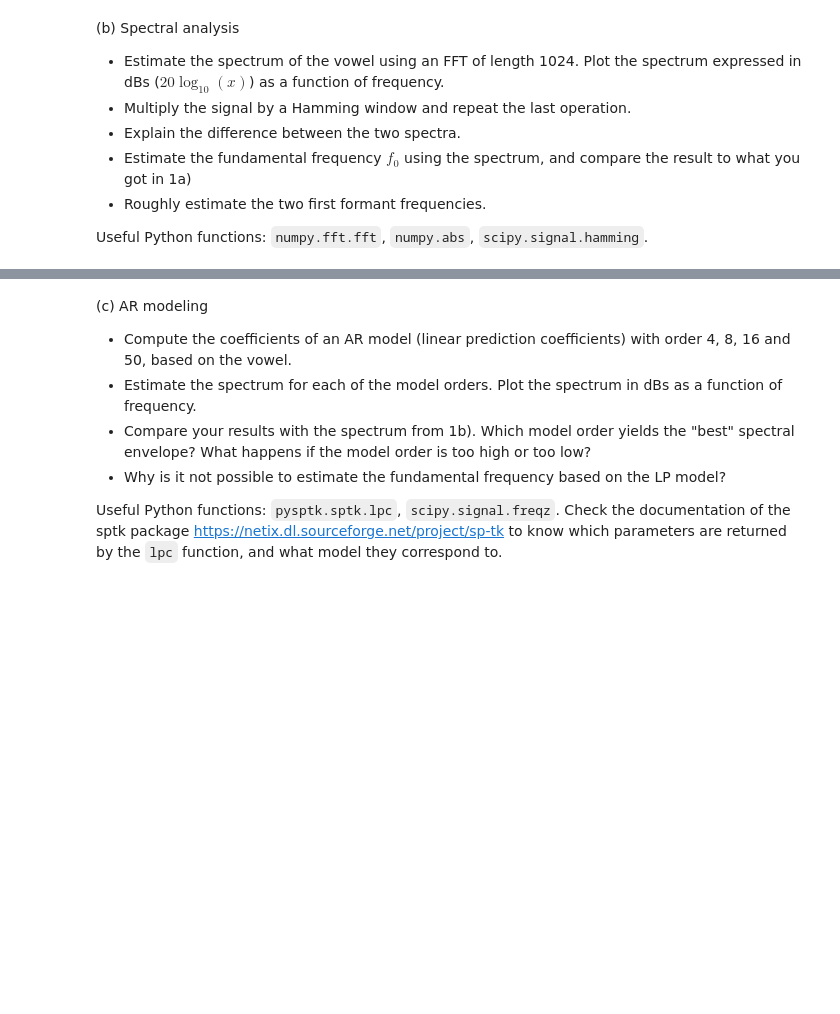
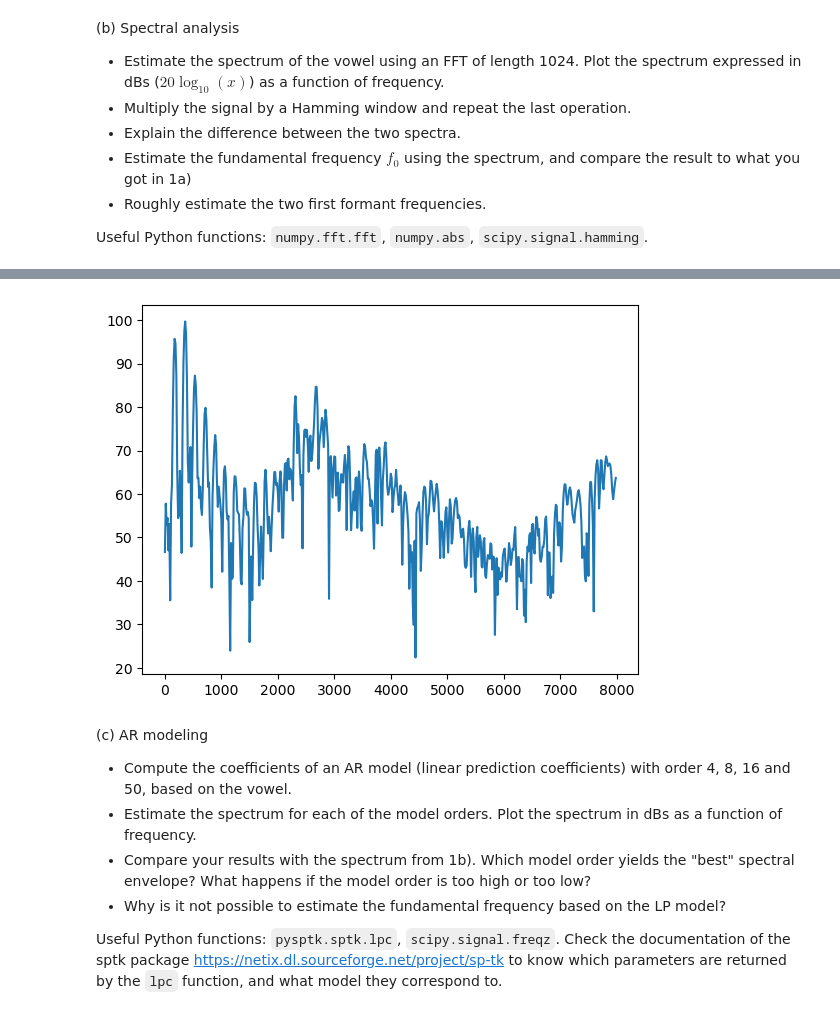
Before and after one commit to martinfsl/TTT4185, a Jupyter notebook: Assignments/Assignment_1/TTT4185_assignment_1.ipynb, the cells around one changed output, grey strips where cells are left out. Saved outputs shown, nothing was run; the diff lists cells and outputs as text; code cells hidden in the pictures; blank space fills up the shorter version.

```diff
--- a/Assignments/Assignment_1/TTT4185_assignment_1.ipynb
+++ b/Assignments/Assignment_1/TTT4185_assignment_1.ipynb
@@ -31,3 +73,14 @@ Useful Python functions: `numpy.fft.fft`, `numpy.abs`, `scipy.signal.hamming`.
+# %%
+window       = sp.signal.windows.hamming(len(data[-640:]))
+dataWindowed = data[-640:]*window
+
+spectrumWindowed = np.fft.fft(dataWindowed, 1024)
+freqWindowed     = np.fft.fftfreq(1024, 1/fs)
+
+plt.plot(freqWindowed[:N//2], 20*np.log10(np.abs(spectrumWindowed))[:N//2])
+plt.show()
+# %% [output]
+[figure, added]
 # %% [markdown]
 (c) AR modeling
 - Compute the coefficients of an AR model (linear prediction coefficients) with order 4, 8, 16 and 50, based on the vowel.
```
Also changed, not shown: parts of 7 cells of this notebook, 1 other file.
